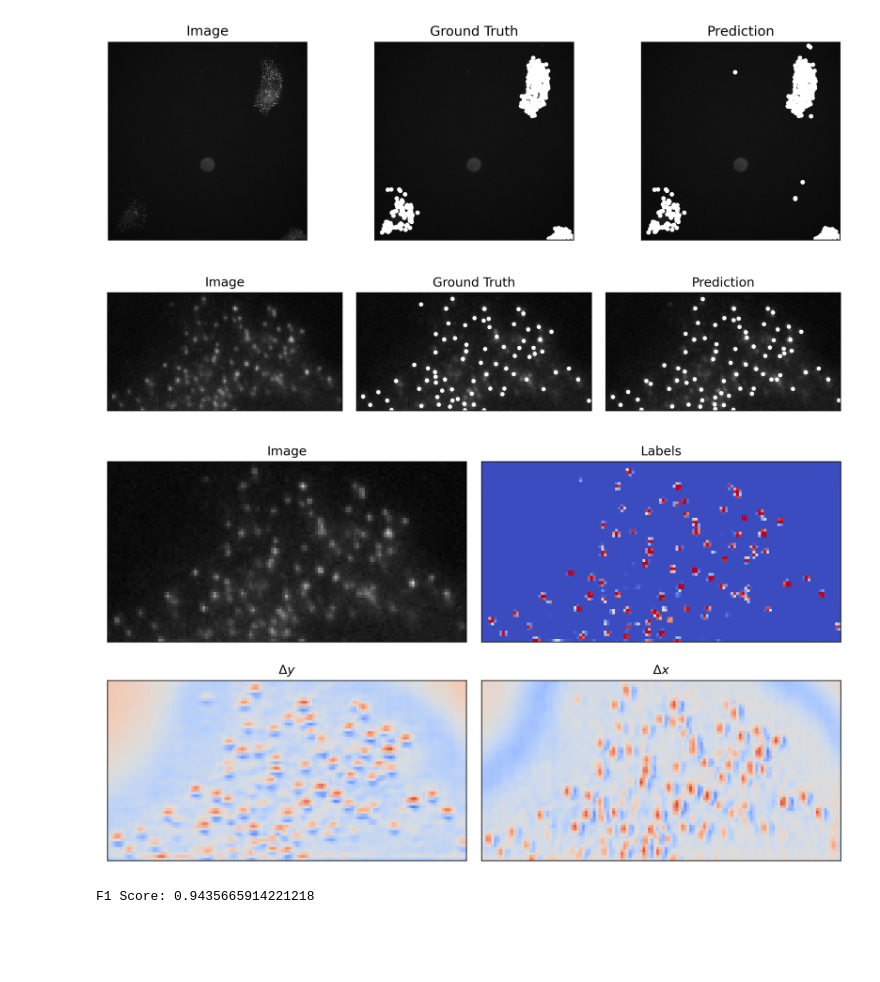
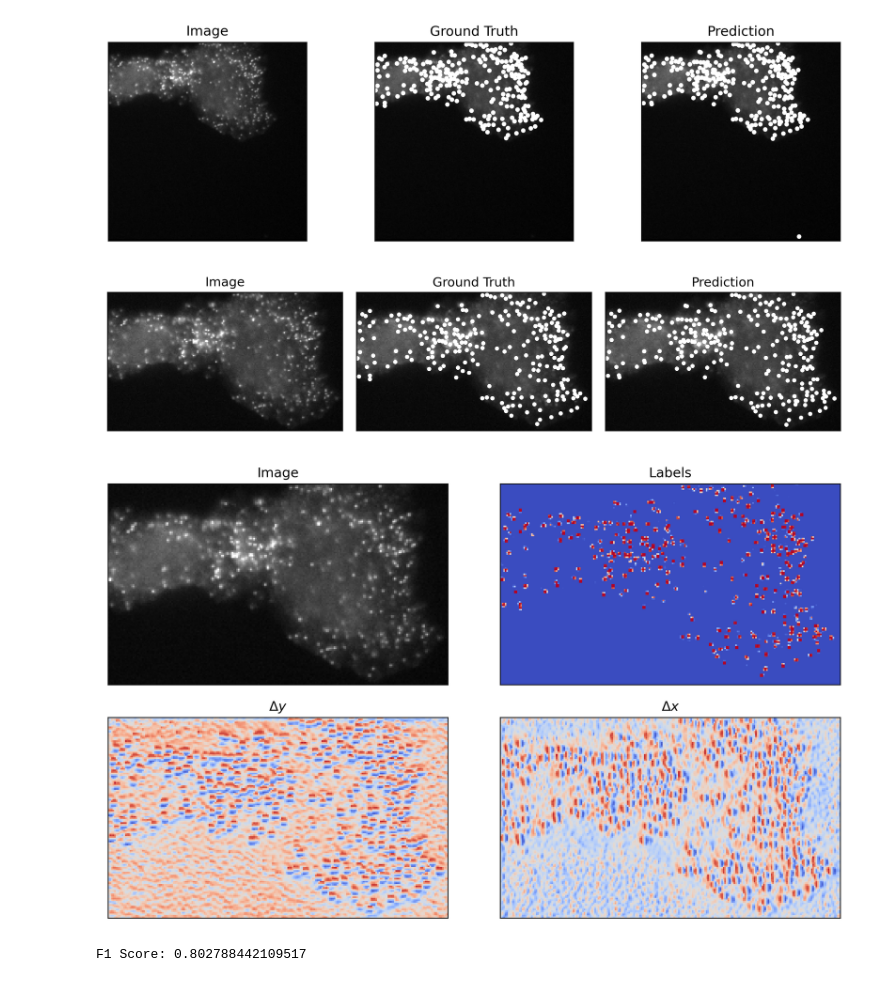
Before and after one commit to SydShafferLab/Cellori, a Jupyter notebook: notebooks/spots/spots_run.ipynb, the cells around one changed output. Cells and saved outputs as stored; diff of their text form; code cells hidden in the pictures; blank space fills up the shorter version.

```diff
--- a/notebooks/spots/spots_run.ipynb
+++ b/notebooks/spots/spots_run.ipynb
@@ -16,9 +16,9 @@ model = CelloriSpots()
 coords, y = model.predict(image)
 # %%
 fig, ax = plt.subplots(1, 3, sharex=True, sharey=True, dpi=300, figsize=(10, 3))
-ax[0].imshow(image, cmap='gray', vmin=0, vmax=0.5)
-ax[1].imshow(image, cmap='gray', vmin=0, vmax=0.5)
-ax[2].imshow(image, cmap='gray', vmin=0, vmax=0.5)
+ax[0].imshow(image, cmap='gray', vmin=0, vmax=0.75)
+ax[1].imshow(image, cmap='gray', vmin=0, vmax=0.75)
+ax[2].imshow(image, cmap='gray', vmin=0, vmax=0.75)
 ax[1].plot(true_coords[:, 1], true_coords[:, 0], '.', c='white')
 ax[2].plot(coords[:, 1], coords[:, 0], '.', c='white')
 ax[0].set_title('Image')
@@ -29,17 +29,17 @@ for a in ax:
     a.get_yaxis().set_ticks([])
 plt.tight_layout()
 # %% [output]
-[figure, old version]
+[figure, new version]
 # %%
-ax[0].set_xlim(893, 1023.5)
-ax[0].set_ylim(1021.5, 956)
+ax[0].set_xlim(-0.5, 219.5)
+ax[0].set_ylim(129.5, -0.5)
 display(fig)
 # %% [output]
-[figure, old version]
+[figure, new version]
 # %%
 fig, ax = plt.subplots(2, 2, sharex=True, sharey=True, dpi=300, figsize=(10, 6))
 ax = ax.ravel()
-ax[0].imshow(image, cmap='gray', vmin=0, vmax=0.5)
+ax[0].imshow(image, cmap='gray', vmin=0, vmax=0.75)
 ax[1].imshow(y[2], cmap='coolwarm')
 ax[2].imshow(y[0], cmap='coolwarm')
 ax[3].imshow(y[1], cmap='coolwarm')
@@ -50,14 +50,14 @@ ax[3].set_title('$\Delta x$')
 for a in ax:
     a.get_xaxis().set_ticks([])
     a.get_yaxis().set_ticks([])
-ax[0].set_xlim(893, 1023.5)
-ax[0].set_ylim(1021.5, 956)
+ax[0].set_xlim(-0.5, 219.5)
+ax[0].set_ylim(129.5, -0.5)
 plt.tight_layout()
 # %% [output]
-[figure, old version]
+[figure, new version]
 # %%
 metrics = SpotsMetrics(true_coords, coords)
-f1 = metrics.calculate('f1', 'l2', 1.5)
+f1 = metrics.calculate()[0]
 print(f'F1 Score: {f1}')
 # %% [output]
-F1 Score: 0.9435665914221218
+F1 Score: 0.802788442109517
```
Also changed, not shown: parts of 2 cells of this notebook, 1 other file.
